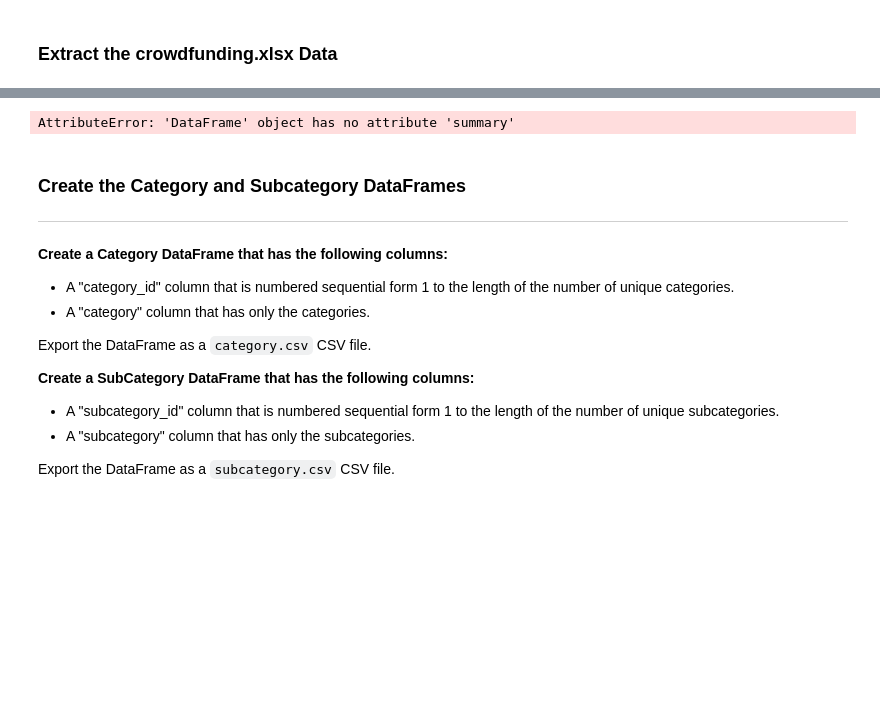
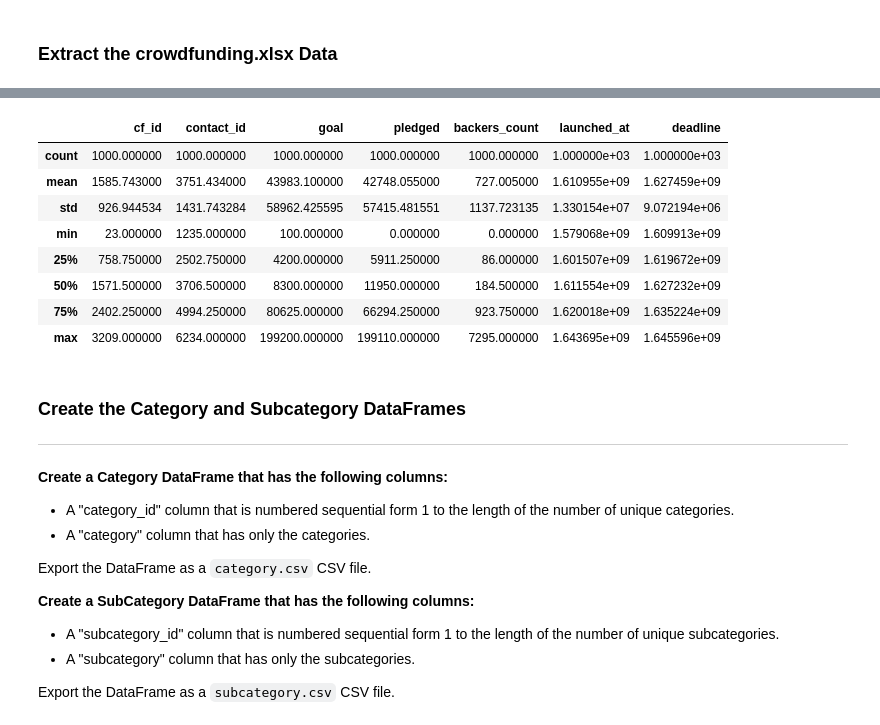
Before and after one commit to CaMy395/Crowdfunding_ETL, a Jupyter notebook: Starter_Files/ETL_Mini_Project_JPruitt_CMyland.ipynb, the cells around one changed output, grey strips where cells are left out. Saved outputs shown, nothing was run; the diff lists cells and outputs as text; code cells hidden in the pictures; blank space fills up the shorter version.

```diff
--- a/Starter_Files/ETL_Mini_Project_JPruitt_CMyland.ipynb
+++ b/Starter_Files/ETL_Mini_Project_JPruitt_CMyland.ipynb
@@ -18,9 +18,17 @@ crowdfunding_info_df.head()
 | 4 | 1365 | 2199 | Larson-Little | Proactive foreground core | 7600 | 5265 | failed | 53 | US | ... |
 # %%
 # Get a brief summary of the crowdfunding_info DataFrame.
-crowdfunding_info_df.summary()
+crowdfunding_info_df.describe()
 # %% [output]
-AttributeError: 'DataFrame' object has no attribute 'summary'
+|  | cf_id | contact_id | goal | pledged | backers_count | launched_at | deadline |
+| count | 1000.000000 | 1000.000000 | 1000.000000 | 1000.000000 | 1000.000000 | 1.000000e+03 | 1.000000e+03 |
+| mean | 1585.743000 | 3751.434000 | 43983.100000 | 42748.055000 | 727.005000 | 1.610955e+09 | 1.627459e+09 |
+| std | 926.944534 | 1431.743284 | 58962.425595 | 57415.481551 | 1137.723135 | 1.330154e+07 | 9.072194e+06 |
+| min | 23.000000 | 1235.000000 | 100.000000 | 0.000000 | 0.000000 | 1.579068e+09 | 1.609913e+09 |
+| 25% | 758.750000 | 2502.750000 | 4200.000000 | 5911.250000 | 86.000000 | 1.601507e+09 | 1.619672e+09 |
+| 50% | 1571.500000 | 3706.500000 | 8300.000000 | 11950.000000 | 184.500000 | 1.611554e+09 | 1.627232e+09 |
+| 75% | 2402.250000 | 4994.250000 | 80625.000000 | 66294.250000 | 923.750000 | 1.620018e+09 | 1.635224e+09 |
+| max | 3209.000000 | 6234.000000 | 199200.000000 | 199110.000000 | 7295.000000 | 1.643695e+09 | 1.645596e+09 |
 # %% [markdown]
 ### Create the Category and Subcategory DataFrames
 ---
```
Also changed, not shown: parts of 23 cells of this notebook.
